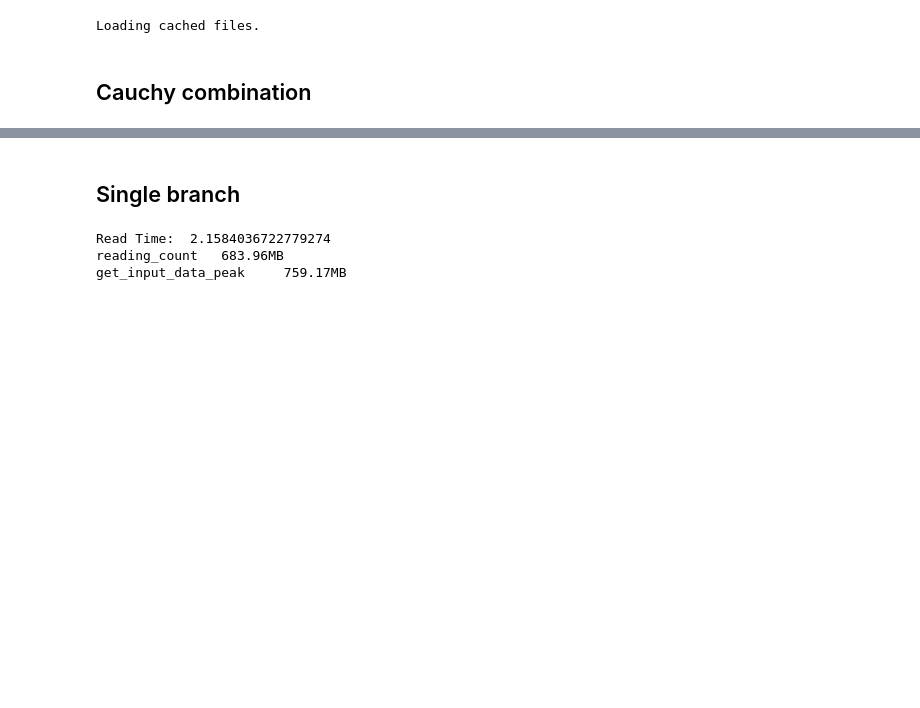
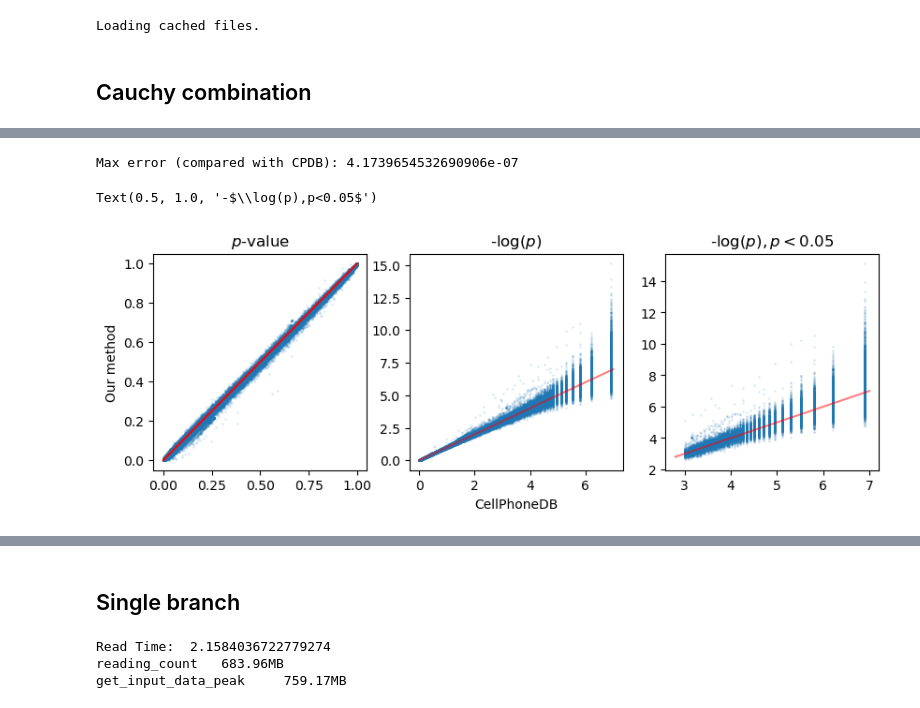
Before and after one commit to Svvord/FastCCC, a Jupyter notebook: fastcci_tutorial.ipynb, the cells around one changed output, grey strips where cells are left out. Drawn from its saved outputs; the diff is of its cells as text; code cells hidden in the pictures; blank space fills up the shorter version.

```diff
--- a/fastcci_tutorial.ipynb
+++ b/fastcci_tutorial.ipynb
@@ -95,3 +53,45 @@ Text(0.5, 1.0, '-$\\log(p),p<0.05$')
+# %%
+import glob
+import pandas as pd
+import matplotlib.pyplot as plt
+import numpy as np
+# import scienceplots
+
+file = sorted(glob.glob('../fastcci_output/*Quantile_Minimum_Arithmetic*.csv'))
+interactions_strength = pd.read_csv(file[0], index_col=0, header=0)
+percents_analysis = pd.read_csv(file[1], index_col=0, header=0)
+pvals = pd.read_csv(file[2], index_col=0, header=0)
+
+error = (
+    interactions_strength.values -
+    pd.read_csv('../examples/1k_t20_qt/statistical_analysis_means_06_07_2024_105636.txt', sep='\t', index_col=0).iloc[:,10:].T.values)
+print("Max error (compared with CPDB):",np.max(np.abs(error)))
+
+
+# plt.style.use('science')
+gt_df = pd.read_csv('../examples/1k_t20_qt/statistical_analysis_pvalues_06_07_2024_105636.txt', sep='\t', index_col=0).iloc[:,10:].T
+# gt_df = pd.read_csv('./results/method2/statistical_analysis_pvalues_01_23_2024_184314.txt', sep='\t', index_col=0).iloc[:,10:].T
+pgt = gt_df.values[np.where(percents_analysis)]
+est = pvals.values[np.where(percents_analysis)]
+plt.figure(figsize=(10,3))
+plt.subplot(1,3,1)
+plt.scatter(pgt,est,s=1, alpha=0.1)
+plt.plot((0,1),(0,1), c='r')
+plt.ylabel('Our method')
+plt.title('$p$-value')
+plt.subplot(1,3,2)
+plt.scatter(-np.log(pgt), -np.log(est), s=1, alpha=0.1)
+plt.xlabel('CellPhoneDB')
+plt.title('-$\log(p)$')
+plt.plot((0,7),(0,7), c='r', alpha=0.5)
+plt.subplot(1,3,3)
+plt.scatter(-np.log(pgt[pgt<0.05]), -np.log(np.array(est)[pgt<0.05]), s=1, alpha=0.1)
+plt.plot((2.8,7),(2.8,7), c='r', alpha=0.5)
+plt.title('-$\log(p),p<0.05$')
+# %% [output]
+Max error (compared with CPDB): 4.1739654532690906e-07
+Text(0.5, 1.0, '-$\\log(p),p<0.05$')
+[figure, added]
 # %%
 import glob
 import pandas as pd
```
Also changed, not shown: parts of 4 cells of this notebook, 2 other files.
